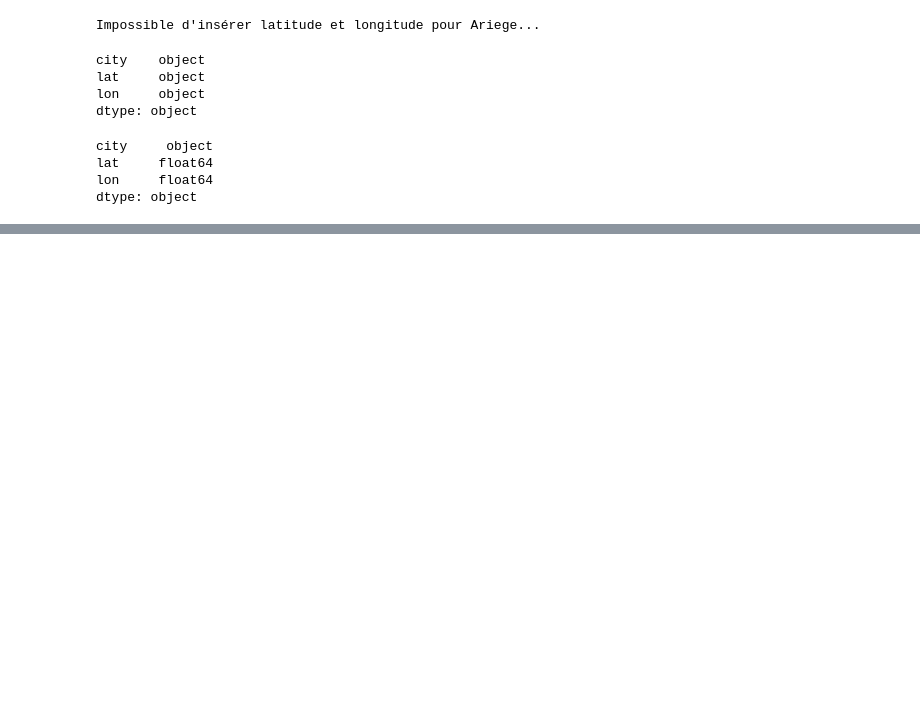
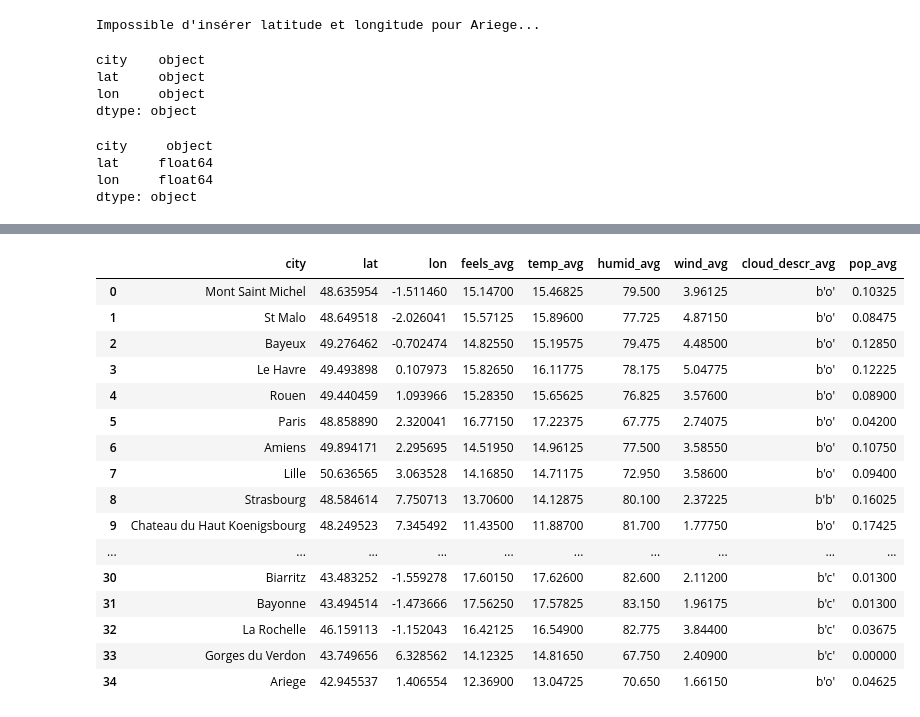
Before and after one commit to Jesshuan/Jedha-certification, a Jupyter notebook: Blocn°1 - Kayak/requests_open_street_map_cities.ipynb, the cells around one changed output, grey strips where cells are left out. Cells and saved outputs as stored; diff of their text form; code cells hidden in the pictures; blank space fills up the shorter version.

Commit message:
weather and gps cities in project 1

```diff
--- a/Blocn°1 - Kayak/requests_open_street_map_cities.ipynb
+++ b/Blocn°1 - Kayak/requests_open_street_map_cities.ipynb
@@ -56,3 +77,5 @@ fig = px.scatter_mapbox(data_coord_cities,
                         zoom=3.5,
                         mapbox_style='open-street-map')
 fig.show()
+# %%
+nump_cities = data_coord_cities.to_numpy()
@@ -58,0 +86,26 @@ fig.show()
+# %%
+from statistics import mode
+
+nb_cities=len(nump_cities)
+feels_list=np.empty(nb_cities)
+temp_avg_list=np.empty(nb_cities)
+humid_avg_list=np.empty(nb_cities)
+cloud_avg_list=np.chararray(nb_cities)
+cloud_avg_list[:]=''
+wind_avg_list=np.empty(nb_cities)
+pop_avg_list=np.empty(nb_cities)
+
+for i, line in enumerate((nump_cities)):
+
+    re = requests.get(f'http://api.openweathermap.org/data/2.5/forecast?lat={line[1]}&lon={line[2]}&units=metric&appid=8daa8c48c89401da2829d329b367b1fc')
+    print(f'Request response for {line[0]} : {re.status_code}')
+
+    base_fc = re.json().get('list')
+    nb_forecast=len(base_fc)
+
+    feels_list[i]=np.mean([base_fc[fc].get('main').get('feels_like') for fc in range(nb_forecast)])
+    temp_avg_list[i]=np.mean([base_fc[fc].get('main').get('temp') for fc in range(nb_forecast)])
+    humid_avg_list[i]=np.mean([base_fc[fc].get('main').get('humidity') for fc in range(nb_forecast)])
+    cloud_avg_list[i]=mode([base_fc[fc].get('weather')[0].get('description') for fc in range(nb_forecast)])
+    wind_avg_list[i]=np.mean([base_fc[fc].get('wind').get('speed') for fc in range(nb_forecast)])
+    pop_avg_list[i]=np.mean([base_fc[fc].get('pop') for fc in range(nb_forecast)])
@@ -58,0 +130,27 @@ fig.show()
+# %%
+data_coord_cities['feels_avg']=feels_list
+data_coord_cities['temp_avg']=temp_avg_list
+data_coord_cities['humid_avg']=humid_avg_list
+data_coord_cities['wind_avg']=wind_avg_list
+data_coord_cities['cloud_descr_avg']=cloud_avg_list
+data_coord_cities['pop_avg']=pop_avg_list
+# %%
+data_coord_cities
+# %% [output]
+|  | city | lat | lon | feels_avg | temp_avg | humid_avg | wind_avg | cloud_descr_avg | pop_avg |
+| 0 | Mont Saint Michel | 48.635954 | -1.511460 | 15.14700 | 15.46825 | 79.500 | 3.96125 | b'o' | 0.10325 |
+| 1 | St Malo | 48.649518 | -2.026041 | 15.57125 | 15.89600 | 77.725 | 4.87150 | b'o' | 0.08475 |
+| 2 | Bayeux | 49.276462 | -0.702474 | 14.82550 | 15.19575 | 79.475 | 4.48500 | b'o' | 0.12850 |
+| 3 | Le Havre | 49.493898 | 0.107973 | 15.82650 | 16.11775 | 78.175 | 5.04775 | b'o' | 0.12225 |
+| 4 | Rouen | 49.440459 | 1.093966 | 15.28350 | 15.65625 | 76.825 | 3.57600 | b'o' | 0.08900 |
+| 5 | Paris | 48.858890 | 2.320041 | 16.77150 | 17.22375 | 67.775 | 2.74075 | b'o' | 0.04200 |
+| 6 | Amiens | 49.894171 | 2.295695 | 14.51950 | 14.96125 | 77.500 | 3.58550 | b'o' | 0.10750 |
+| 7 | Lille | 50.636565 | 3.063528 | 14.16850 | 14.71175 | 72.950 | 3.58600 | b'o' | 0.09400 |
+| 8 | Strasbourg | 48.584614 | 7.750713 | 13.70600 | 14.12875 | 80.100 | 2.37225 | b'b' | 0.16025 |
+| 9 | Chateau du Haut Koenigsbourg | 48.249523 | 7.345492 | 11.43500 | 11.88700 | 81.700 | 1.77750 | b'o' | 0.17425 |
+| ... | ... | ... | ... | ... | ... | ... | ... | ... | ... |
+| 30 | Biarritz | 43.483252 | -1.559278 | 17.60150 | 17.62600 | 82.600 | 2.11200 | b'c' | 0.01300 |
+| 31 | Bayonne | 43.494514 | -1.473666 | 17.56250 | 17.57825 | 83.150 | 1.96175 | b'c' | 0.01300 |
+| 32 | La Rochelle | 46.159113 | -1.152043 | 16.42125 | 16.54900 | 82.775 | 3.84400 | b'c' | 0.03675 |
+| 33 | Gorges du Verdon | 43.749656 | 6.328562 | 14.12325 | 14.81650 | 67.750 | 2.40900 | b'c' | 0.00000 |
+| 34 | Ariege | 42.945537 | 1.406554 | 12.36900 | 13.04725 | 70.650 | 1.66150 | b'o' | 0.04625 |
```
Also changed, not shown: parts of 4 cells of this notebook, 2 other files.
